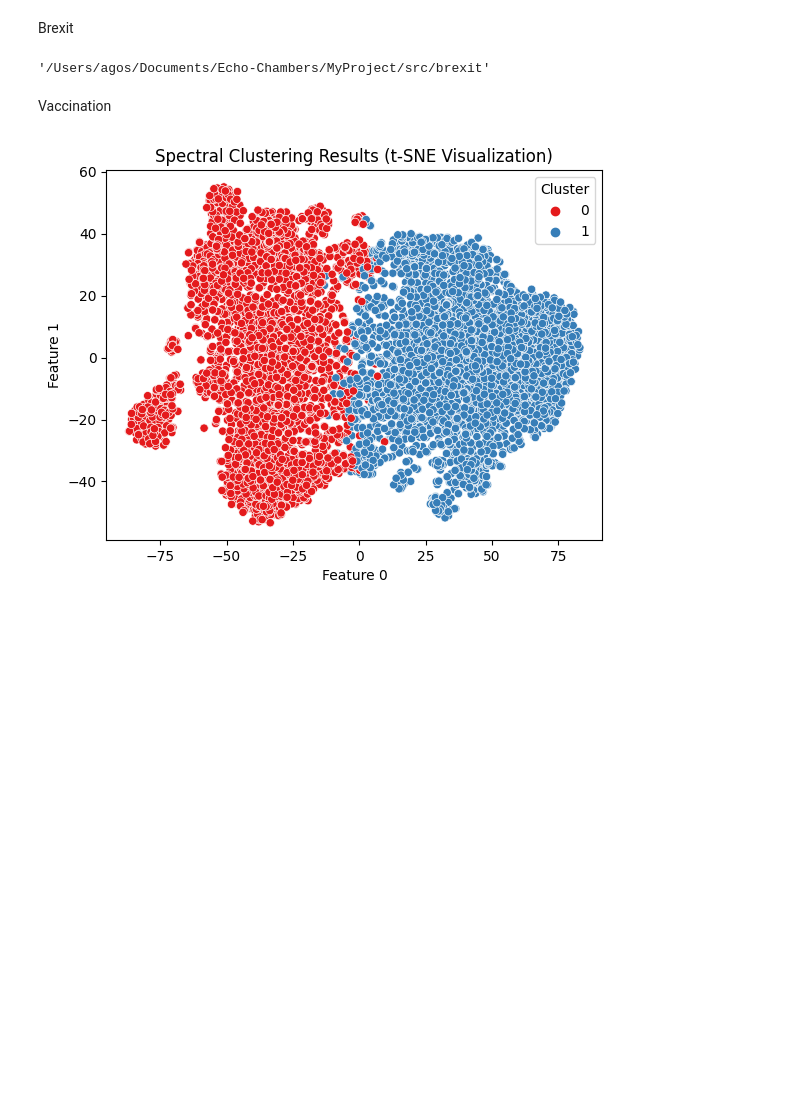
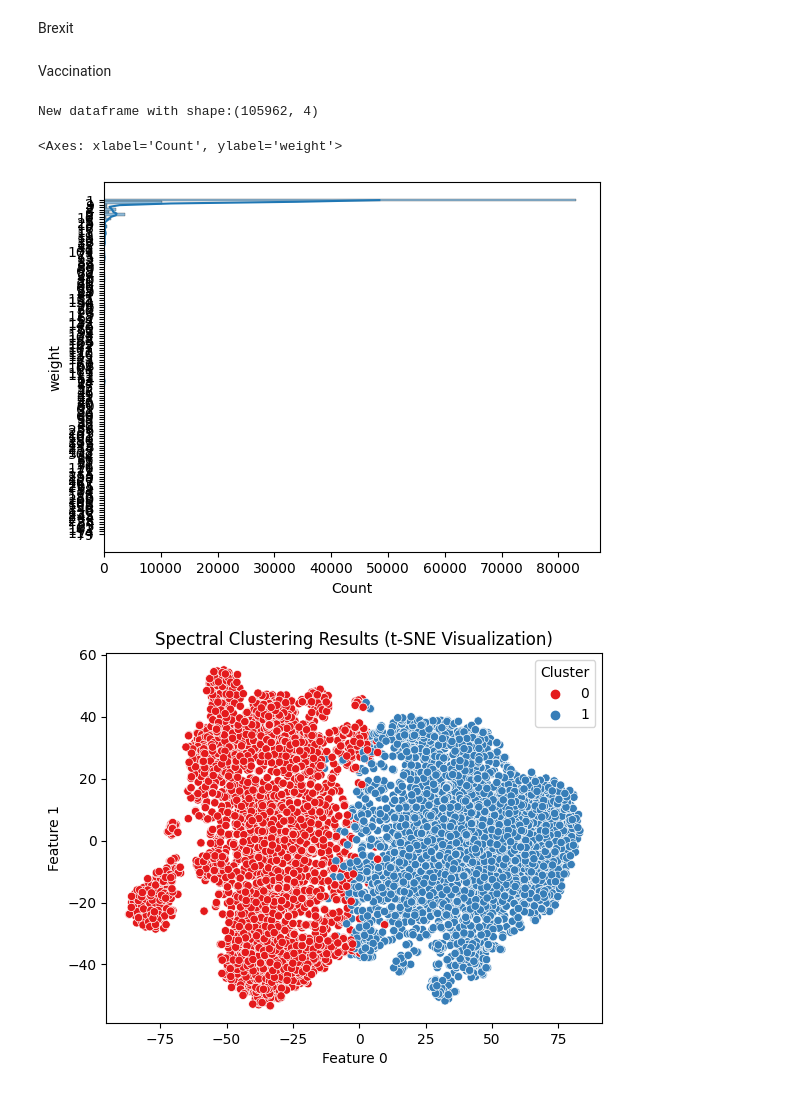
Before and after one commit to m0ckers/Echo-Chambers, a Jupyter notebook: src/Stance.ipynb, the cells around one changed output. Saved outputs shown, nothing was run; the diff lists cells and outputs as text; code cells hidden in the pictures; blank space fills up the shorter version.

```diff
--- a/src/Stance.ipynb
+++ b/src/Stance.ipynb
@@ -53,7 +50,3 @@ input = f'{pathlib.Path.cwd()}/brexit'
-# %%
-input
-# %% [output]
-'/Users/agos/Documents/Echo-Chambers/MyProject/src/brexit'
 # %% [markdown]
 Vaccination
 # %%
@@ -69,3 +59,51 @@ sns.histplot(df1[df1['weight'] != 1], y="weight", bins=50, kde=True)
+# %%
+import numpy as np
+import seaborn as sns
+input_file = '/Users/agos/Documents/Echo-Chambers/MyProject/Datasets/vaccination2.csv'
+df = pd.read_csv(input_file, sep=',', header=0, usecols=['user_id', 'tweet', 'reply_to'])
+import json
+#Extract edges between nodes
+origine = []
+dest = []
+tweet = []
+for item in range(len(df['reply_to'])):
+    data_str = df['reply_to'].iloc[item]
+    data_str = data_str.replace("'", '"')
+    data_list = json.loads(data_str)
+    user_ids = [entry['user_id'] for entry in data_list]
+    i=0
+    for elem in range(len(user_ids)-1):
+        origine.append(user_ids[i])
+        dest.append(user_ids[elem+1])
+#Creat elist of weighted edges
+source  = []
+target = []
+weight = []
+tweet = []
+column_tuples = [(val1, val2) for val1, val2 in zip(origine, dest)]
+
+from collections import Counter
+tuple_counter = Counter(column_tuples)
+for tuple_value, count in tuple_counter.items():
+    source.append(int(tuple_value[0]))
+    target.append(int(tuple_value[1]))
+    weight.append(count)
+    tweet.append(df[df['user_id'] == (int(tuple_value[0]))]['tweet'].iloc[0])
+df1 = pd.DataFrame(data = np.column_stack([source,target,weight,tweet]), columns= ['source','target','weight','tweet'])
+
+#Assign new nodes numbers
+# Extract unique nodes from both columns
+unique_nodes = pd.concat([df1['source'], df1['target']]).unique()
+# Create a mapping from old node IDs to new node IDs
+node_mapping = {old_node: new_node for new_node, old_node in enumerate(unique_nodes)}
+# Apply the mapping to the 'Source' and 'Target' columns
+df1['source'] = df1['source'].map(node_mapping)
+df1['target'] = df1['target'].map(node_mapping)
+print(f'New dataframe with shape:{df1.shape}')
+# %% [output]
+New dataframe with shape:(105962, 4)
+<Axes: xlabel='Count', ylabel='weight'>
+[figure, added]
 # %%
 from utils import louvain
 louvain(graph, df1, 0.5)
```
Also changed, not shown: parts of 2 cells of this notebook, 3 other files.
